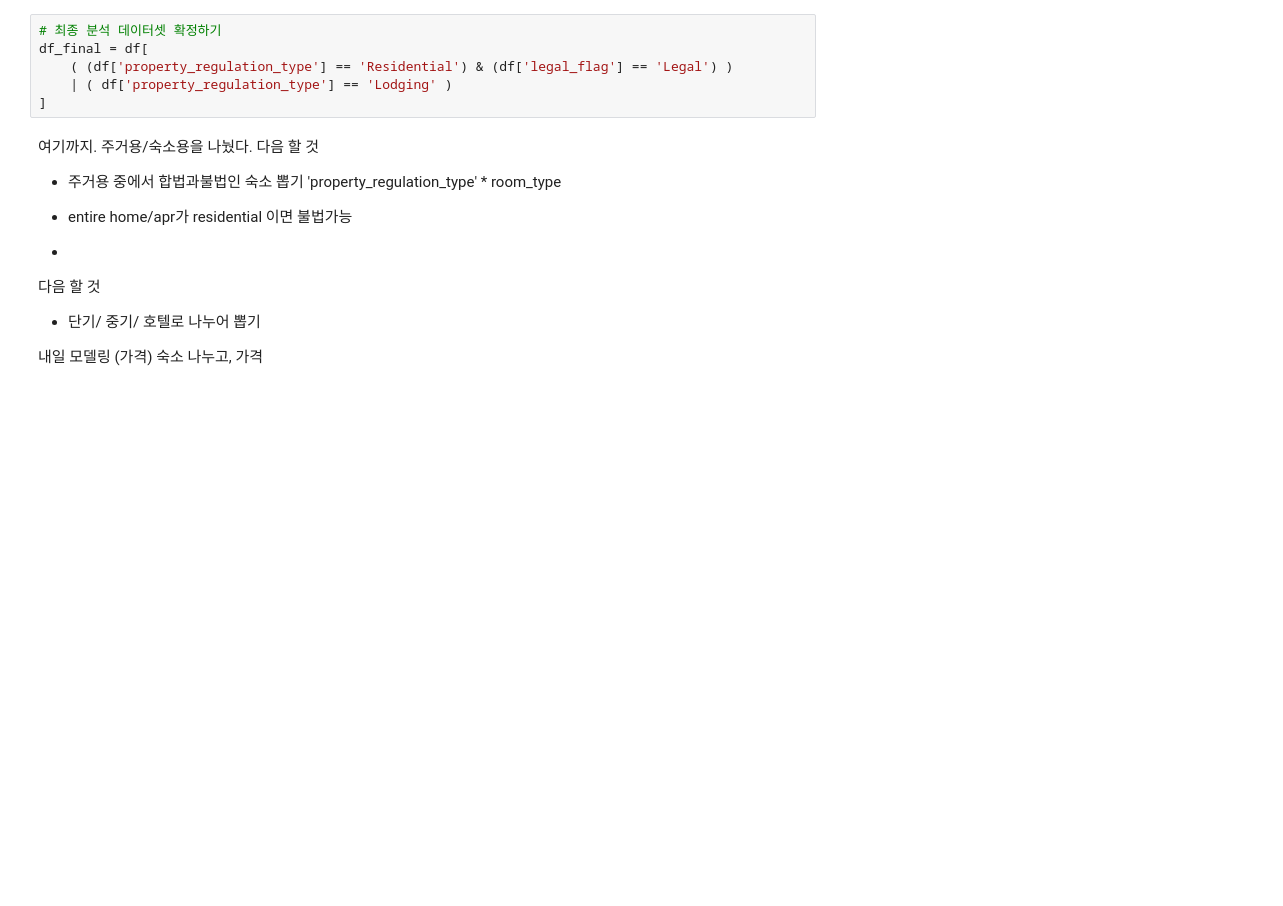
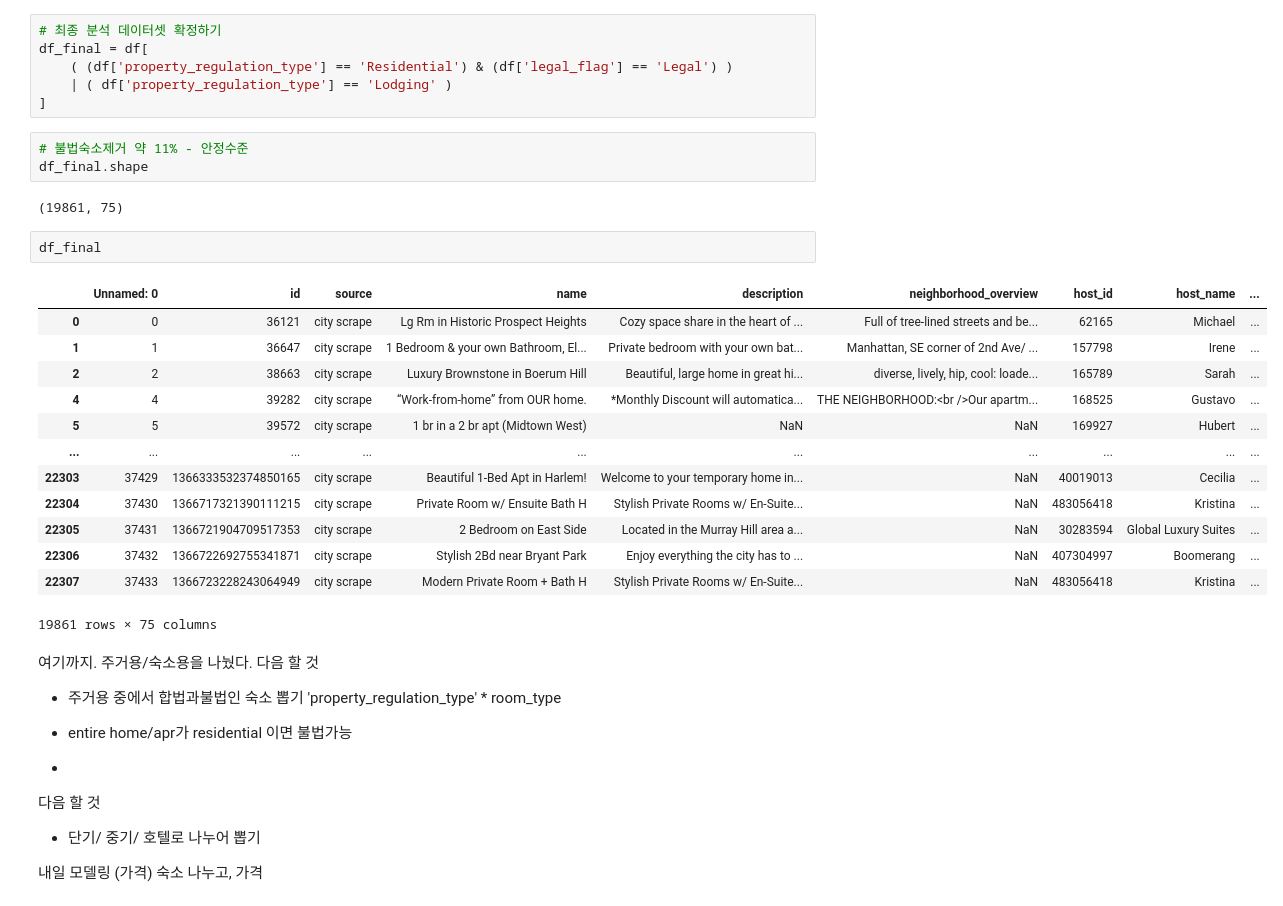
Before and after one commit to motimit/second_project, a Jupyter notebook: Sohui_EDA/가보자고.ipynb, the cells around one changed output. Drawn from its saved outputs; the diff is of its cells as text; blank space fills up the shorter version.

```diff
--- a/Sohui_EDA/가보자고.ipynb
+++ b/Sohui_EDA/가보자고.ipynb
@@ -200,6 +217,27 @@ df_final = df[
     ( (df['property_regulation_type'] == 'Residential') & (df['legal_flag'] == 'Legal') )
     | ( df['property_regulation_type'] == 'Lodging' )
 ]
+# %%
+# 불법숙소제거 약 11% - 안정수준
+df_final.shape
+# %% [output]
+(19861, 75)
+# %%
+df_final
+# %% [output]
+|  | Unnamed: 0 | id | source | name | description | neighborhood_overview | host_id | host_name | ... |
+| 0 | 0 | 36121 | city scrape | Lg Rm in Historic Prospect Heights | Cozy space share in the heart of ... | Full of tree-lined streets and be... | 62165 | Michael | ... |
+| 1 | 1 | 36647 | city scrape | 1 Bedroom & your own Bathroom, El... | Private bedroom with your own bat... | Manhattan, SE corner of 2nd Ave/ ... | 157798 | Irene | ... |
+| 2 | 2 | 38663 | city scrape | Luxury Brownstone in Boerum Hill | Beautiful, large home in great hi... | diverse, lively, hip, cool: loade... | 165789 | Sarah | ... |
+| 4 | 4 | 39282 | city scrape | “Work-from-home” from OUR home. | *Monthly Discount will automatica... | THE NEIGHBORHOOD:<br />Our apartm... | 168525 | Gustavo | ... |
+| 5 | 5 | 39572 | city scrape | 1 br in a 2 br apt (Midtown West) | NaN | NaN | 169927 | Hubert | ... |
+| ... | ... | ... | ... | ... | ... | ... | ... | ... | ... |
+| 22303 | 37429 | 1366333532374850165 | city scrape | Beautiful 1-Bed Apt in Harlem! | Welcome to your temporary home in... | NaN | 40019013 | Cecilia | ... |
+| 22304 | 37430 | 1366717321390111215 | city scrape | Private Room w/ Ensuite Bath H | Stylish Private Rooms w/ En-Suite... | NaN | 483056418 | Kristina | ... |
+| 22305 | 37431 | 1366721904709517353 | city scrape | 2 Bedroom on East Side | Located in the Murray Hill area a... | NaN | 30283594 | Global Luxury Suites | ... |
+| 22306 | 37432 | 1366722692755341871 | city scrape | Stylish 2Bd near Bryant Park | Enjoy everything the city has to ... | NaN | 407304997 | Boomerang | ... |
+| 22307 | 37433 | 1366723228243064949 | city scrape | Modern Private Room + Bath H | Stylish Private Rooms w/ En-Suite... | NaN | 483056418 | Kristina | ... |
+19861 rows × 75 columns
 # %% [markdown]
 여기까지. 주거용/숙소용을 나눴다.
 다음 할 것
```
Also changed, not shown: parts of 3 cells of this notebook, 1 other file.
